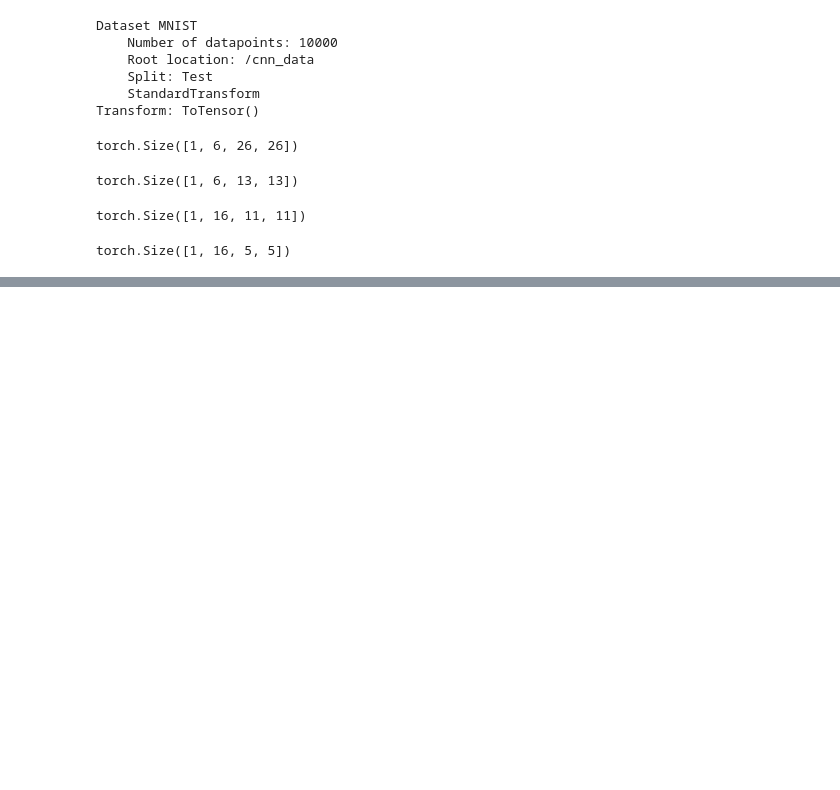
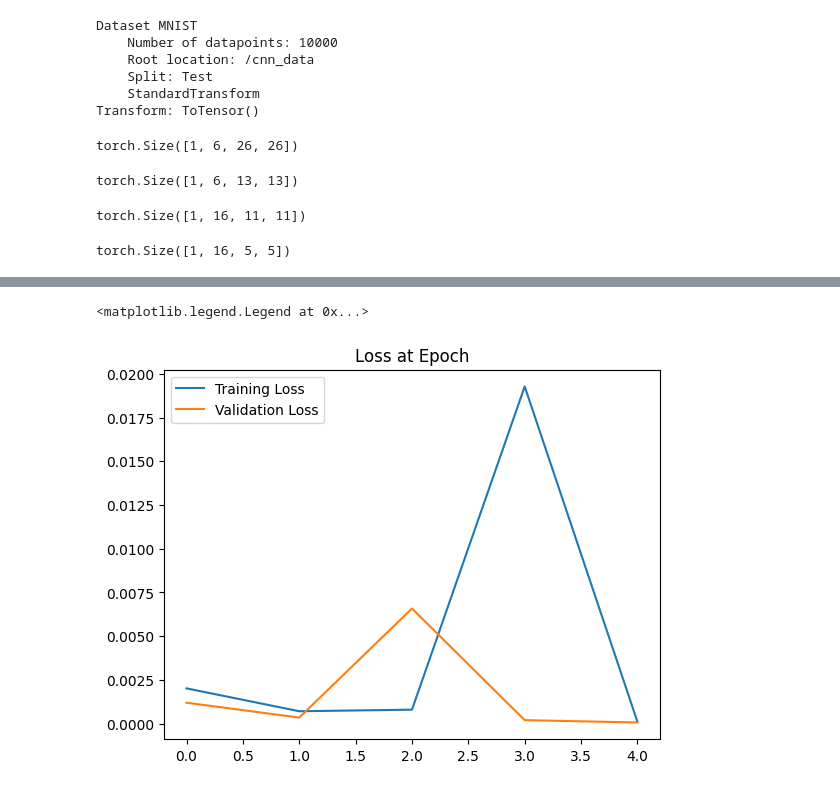
Before and after one commit to TPincher/IntroToPyTorch, a Jupyter notebook: ConvolutionalNeuralNetwork.ipynb, the cells around one changed output, grey strips where cells are left out. Cells and saved outputs as stored; diff of their text form; code cells hidden in the pictures; blank space fills up the shorter version.

```diff
--- a/ConvolutionalNeuralNetwork.ipynb
+++ b/ConvolutionalNeuralNetwork.ipynb
@@ -111,7 +95,7 @@ class ConvolutionalNetwork(nn.Module):
   def __init__(self):
     super().__init__()
     self.conv1 = nn.Conv2d(1, 6, 3, 1)
-    self.conv2 = nn.Conv2d(1, 16, 3, 1)
+    self.conv2 = nn.Conv2d(6, 16, 3, 1)
     # Fully connected layer
     self.fc1 = nn.Linear(5*5*16, 120)
     self.fc2 = nn.Linear(120, 84)
@@ -130,7 +114,7 @@ class ConvolutionalNetwork(nn.Module):
 
     # Fully connected layers
     X = F.relu(self.fc1(X))
-    X = F.reul(self.fc2(X))
+    X = F.relu(self.fc2(X))
     X = self.fc3(X)
     return F.log_softmax(X, dim=1)
 # %%
@@ -192,7 +176,7 @@ for i in range(epochs):
       print(f'Epoch: {i} Batch: {b} Loss: {loss.item()}')
 
   train_losses.append(loss)
-  train_correct.append(trn.corr)
+  train_correct.append(trn_corr)
 
   # Test
   # No gradient so we don't update our weights and biases with test data
@@ -201,7 +185,7 @@ for i in range(epochs):
       y_val = model(X_test)
       # Addinmg up correct predictions
       predicted = torch.max(y_val.data, 1)[1]
-      tst_core += (predicted == y_test).sum()
+      tst_corr += (predicted == y_test).sum()
 
   loss = criterion(y_val, y_test)
   test_losses.append(loss)
@@ -215,0 +216,10 @@ RuntimeError: Given groups=1, weight of size [16, 1, 3, 3], expected input[10, 6
+# %%
+# Graph the loss at epoch
+train_losses = [tl.item() for tl in train_losses]
+plt.plot(train_losses, label="Training Loss")
+plt.plot(test_losses, label="Validation Loss")
+plt.title("Loss at Epoch")
+plt.legend()
+# %% [output]
+<matplotlib.legend.Legend at 0x...>
+[figure, added]
```
Also changed, not shown: parts of 14 cells of this notebook.
